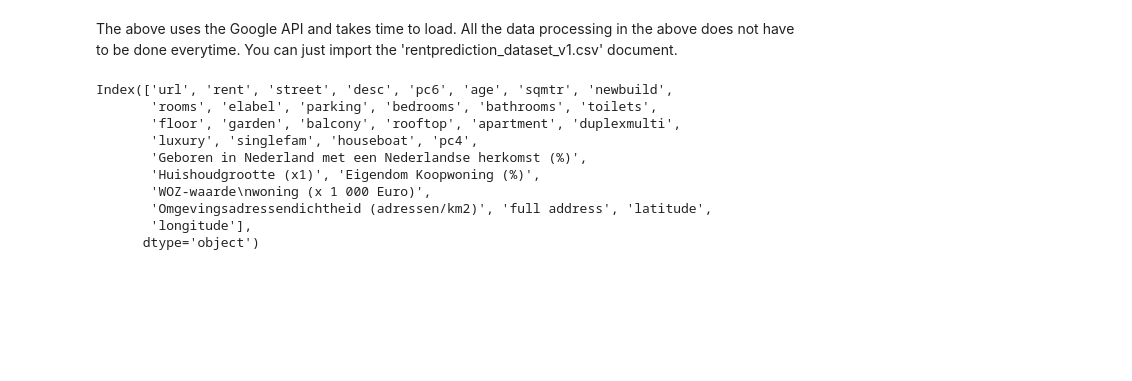
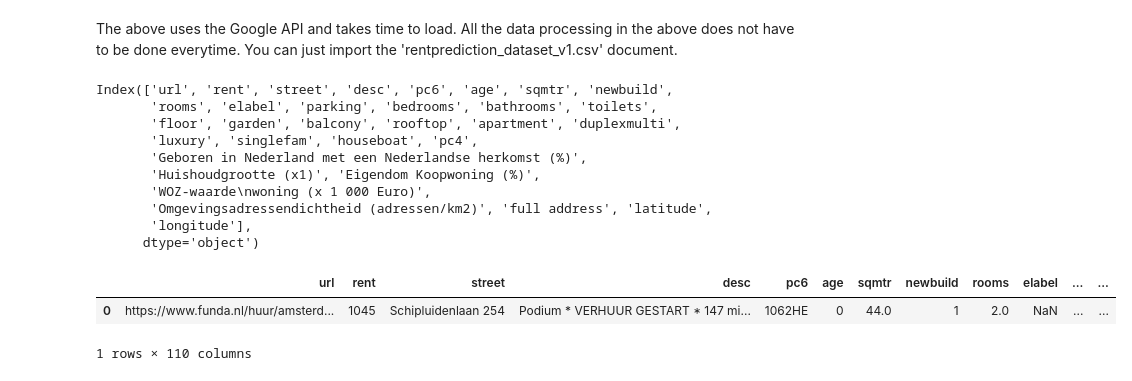
Before and after one commit to TheAphander/rentalprediction, a Jupyter notebook: datacleaningfunda.ipynb, the cells around one changed output. Saved outputs shown, nothing was run; the diff lists cells and outputs as text; code cells hidden in the pictures; blank space fills up the shorter version.

```diff
--- a/datacleaningfunda.ipynb
+++ b/datacleaningfunda.ipynb
@@ -531,15 +412,0 @@ for index, row in df.iterrows():
-# %%
-amenities = ['cafe', 'restaurant', 'bar', 'supermarket', 'bakery', 'primary_school', 'high_school', 'bus_station', 'light_rail_station', 'train_station', 'subway_station', 'transit_station', 'park']
-distances = [100, 1000]
-
-# Initialize columns
-for amenity in amenities:
-    for distance in distances:
-        df[f'{amenity}{distance}m'] = -1
-
-# Update DataFrame with counts of amenities
-for index, row in df.head(10).iterrows():
-    for amenity in amenities:
-        for distance in distances:
-            column_name = f'{amenity}{distance}m'
-            df.at[index, column_name] = count_amenities(api_key, row['latitude'], row['longitude'], distance, amenity)
@@ -545,0 +508,6 @@ for index, row in df.head(10).iterrows():
+# %%
+df.head(1)
+# %% [output]
+|  | url | rent | street | desc | pc6 | age | sqmtr | newbuild | rooms | elabel | ... | ... |
+| 0 | https://www.funda.nl/huur/amsterd... | 1045 | Schipluidenlaan 254 | Podium * VERHUUR GESTART * 147 mi... | 1062HE | 0 | 44.0 | 1 | 2.0 | NaN | ... | ... |
+1 rows × 110 columns
```
Also changed, not shown: parts of 2 cells of this notebook.
